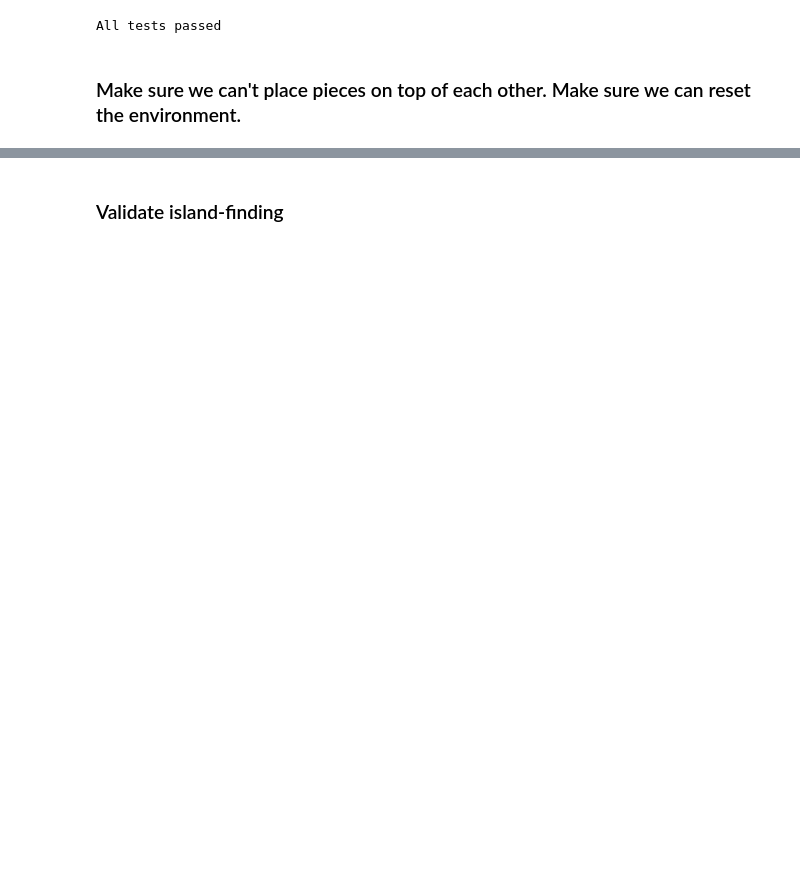
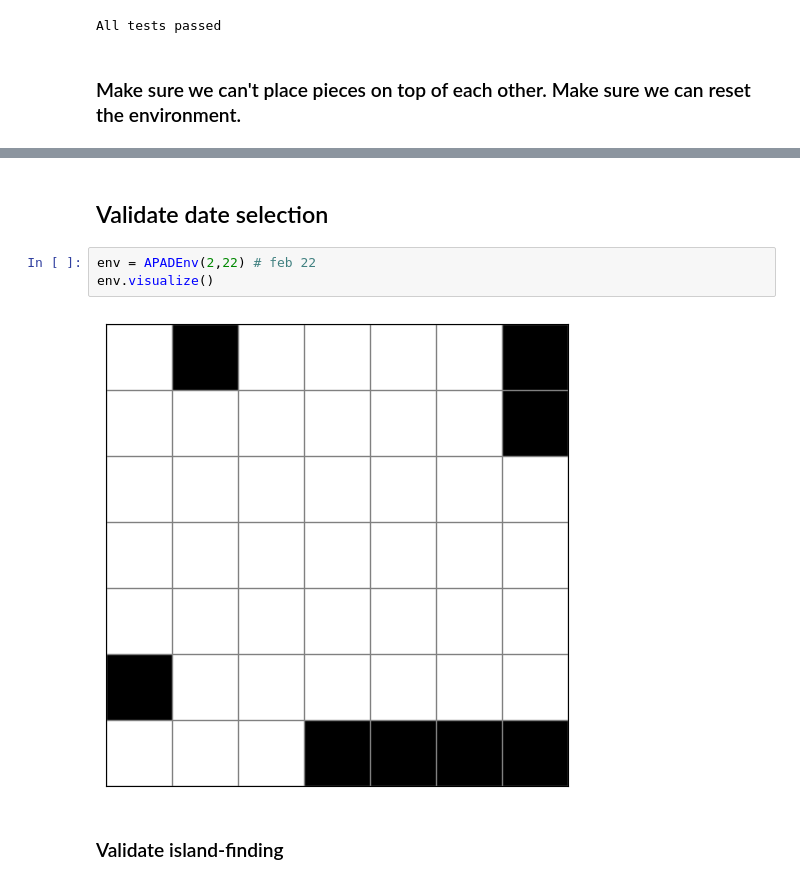
Before and after one commit to bamesserly/apad-puzzle-rl, a Jupyter notebook: apad_env_validation.ipynb, the cells around one changed output, grey strips where cells are left out. Cells and saved outputs as stored; diff of their text form; blank space fills up the shorter version.

Commit message:
Add selected date to puzzle.
A given month and day become invalid cells for the puzzle.

Simplify island-finding. Allow singletons.

Validation perhaps complete. Not trained yet.

```diff
--- a/apad_env_validation.ipynb
+++ b/apad_env_validation.ipynb
@@ -87,5 +90,12 @@ test_overlap_and_reset()
 Overlap and reset tests passed!
 <apad_env.APADEnv at 0x...>
+# %% [markdown]
+## Validate date selection
+# %%
+env = APADEnv(2,22) # feb 22
+env.visualize()
+# %% [output]
+[figure, added]
 # %% [markdown]
 ### Validate island-finding
 # %%
```
Also changed, not shown: parts of 9 cells of this notebook, 1 other file.
